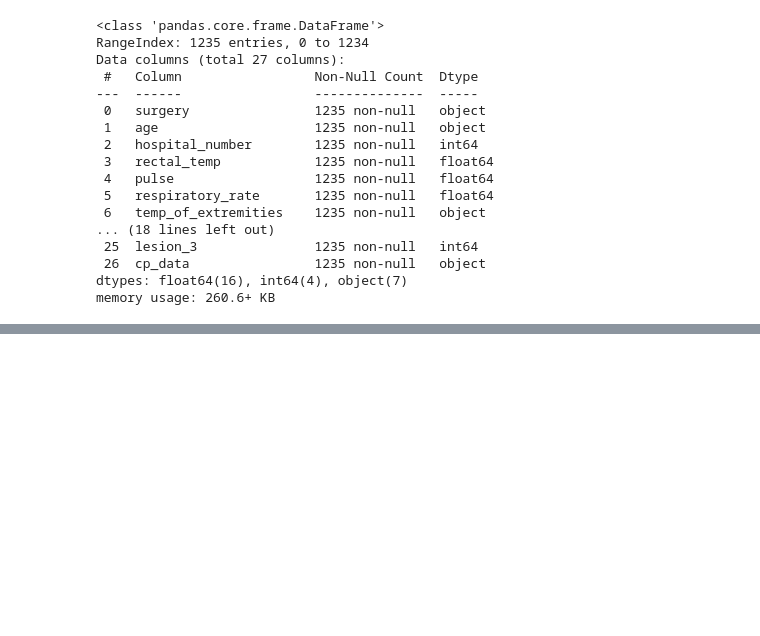
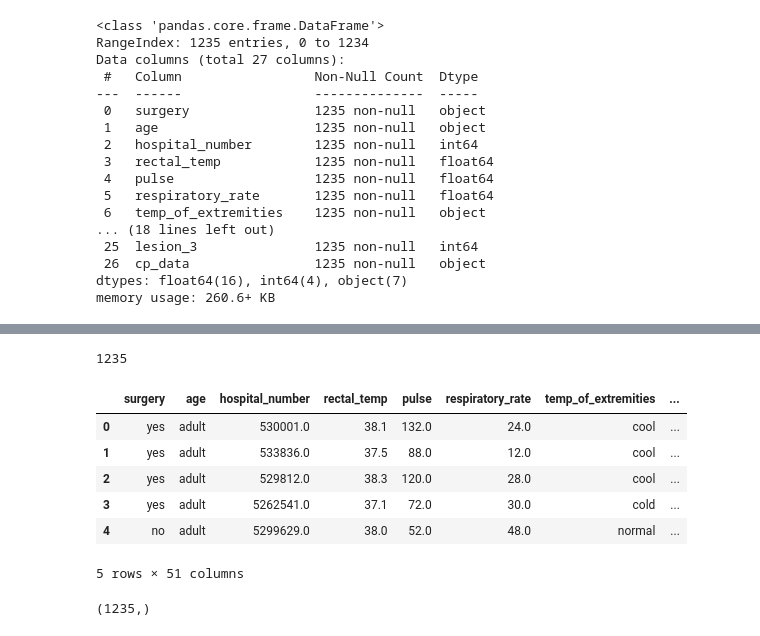
Before and after one commit to MehranZdi/horse_survival, a Jupyter notebook: horse_survival.ipynb, the cells around one changed output, grey strips where cells are left out. Cells and saved outputs as stored; diff of their text form; code cells hidden in the pictures; blank space fills up the shorter version.

```diff
--- a/horse_survival.ipynb
+++ b/horse_survival.ipynb
@@ -330,0 +362,3 @@ memory usage: 260.6+ KB
+# %%
+ohe = preprocessing.OneHotEncoder(sparse_output=False)
+transformed = ohe.fit_transform(nominal_cats)
@@ -330,0 +396,4 @@ memory usage: 260.6+ KB
+# %%
+len(full_df)
+# %% [output]
+1235
@@ -330,0 +402,15 @@ memory usage: 260.6+ KB
+# %%
+fitted_full_df = full_df.reset_index(drop=True)
+fitted_train = train.reset_index(drop=True)
+# %%
+fitted_fuck = pd.concat([train, fitted_full_df])
+# %%
+fitted_fuck.head()
+# %% [output]
+|  | surgery | age | hospital_number | rectal_temp | pulse | respiratory_rate | temp_of_extremities | ... |
+| 0 | yes | adult | 530001.0 | 38.1 | 132.0 | 24.0 | cool | ... |
+| 1 | yes | adult | 533836.0 | 37.5 | 88.0 | 12.0 | cool | ... |
+| 2 | yes | adult | 529812.0 | 38.3 | 120.0 | 28.0 | cool | ... |
+| 3 | yes | adult | 5262541.0 | 37.1 | 72.0 | 30.0 | cold | ... |
+| 4 | no | adult | 5299629.0 | 38.0 | 52.0 | 48.0 | normal | ... |
+5 rows × 51 columns
@@ -330,0 +421,4 @@ memory usage: 260.6+ KB
+# %%
+id_series.shape
+# %% [output]
+(1235,)
```
Also changed, not shown: parts of 33 cells of this notebook.
